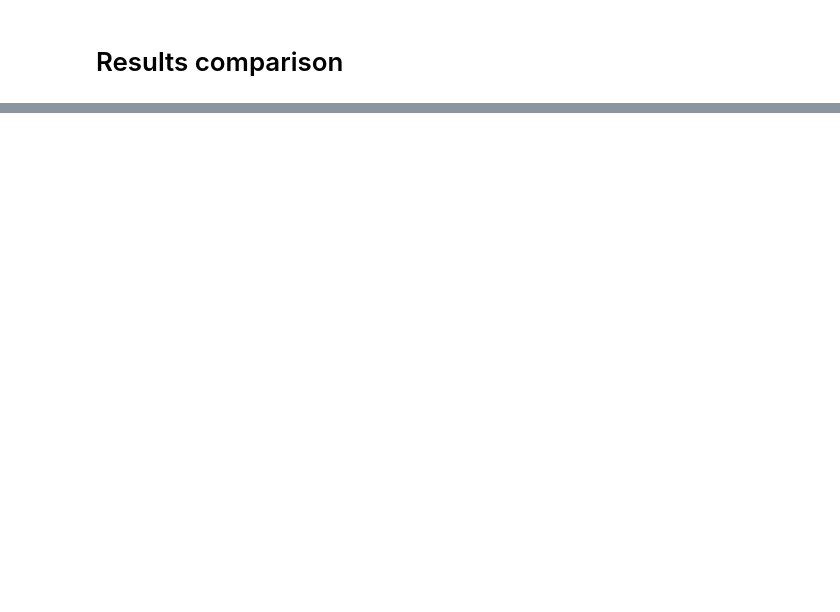
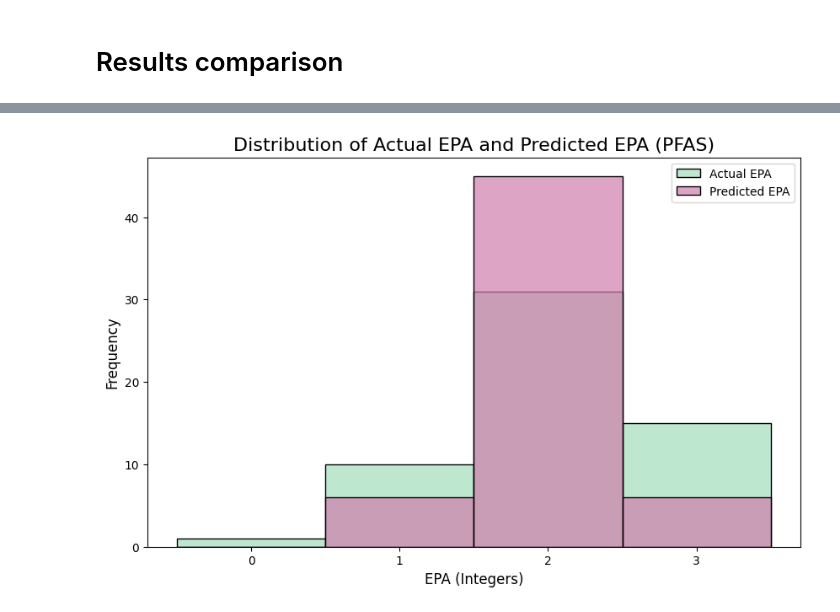
Before and after one commit to grittalikestocode/PFAS_Toxicity_ML_Replication, a Jupyter notebook: notebooks/gcn/gcn_standalone.ipynb, the cells around one changed output, grey strips where cells are left out. Drawn from its saved outputs; the diff is of its cells as text; code cells hidden in the pictures; blank space fills up the shorter version.

```diff
--- a/notebooks/gcn/gcn_standalone.ipynb
+++ b/notebooks/gcn/gcn_standalone.ipynb
@@ -588,0 +582,29 @@ aggregated.pivot_table(index='benchmark', aggfunc=np.mean)
+# %%
+full_data = pd.read_csv('../../data/full_dataset.csv')
+grouped_df = grouped_df.merge(full_data, how='left', left_on=['smiles'], right_on=['SMI'])
+# %%
+# Filter the DataFrame to include only rows where is_pfas is True
+df_pfas = grouped_df[grouped_df['is_pfas'] == True]
+
+# Set the figure size for better clarity
+plt.figure(figsize=(10, 6))
+
+bins = np.arange(df_pfas['actual_epa'].min() - 0.5, df_pfas['actual_epa'].max() + 1.5, 1)
+sns.histplot(df_pfas['actual_epa'], color='#7ed0a0', label='Actual EPA', kde=False, alpha=0.5, bins=bins)
+sns.histplot(df_pfas['prediction_epa'], color='#d07eae', label='Predicted EPA', kde=False, alpha=0.7, bins=bins)
+
+# Add labels and title
+plt.title('Distribution of Actual EPA and Predicted EPA (PFAS)', fontsize=16)
+plt.xlabel('EPA (Integers)', fontsize=12)
+plt.ylabel('Frequency', fontsize=12)
+
+# Ensure x-axis ticks are integers
+plt.xticks(np.arange(df_pfas['actual_epa'].min(), df_pfas['actual_epa'].max() + 1, 1))
+
+# Add legend
+plt.legend()
+
+# Show the plot
+plt.show()
+# %% [output]
+[figure, added]
```
Also changed, not shown: parts of 13 cells of this notebook, 7 other files.
